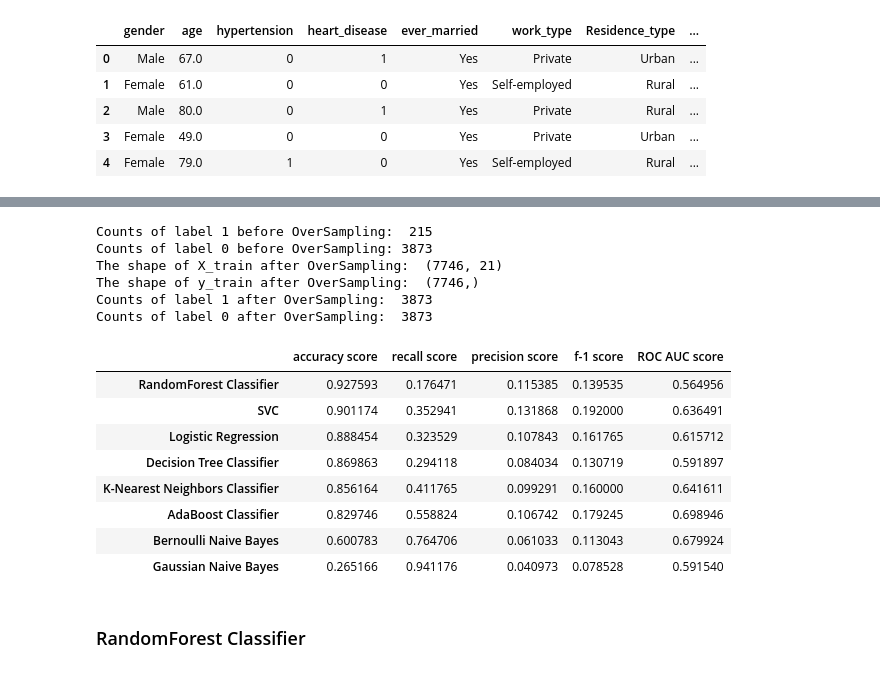
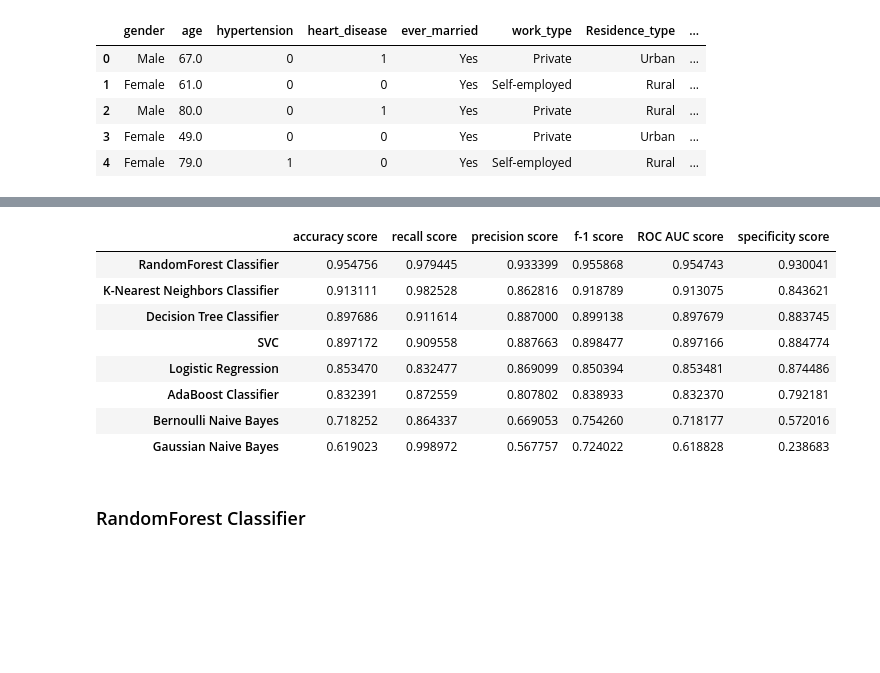
Before and after one commit to alekgralek/Stroke-EDA-and-classification, a Jupyter notebook: Stroke_analysis_prediction.ipynb, the cells around one changed output, grey strips where cells are left out. Drawn from its saved outputs; the diff is of its cells as text; code cells hidden in the pictures; blank space fills up the shorter version.

```diff
--- a/Stroke_analysis_prediction.ipynb
+++ b/Stroke_analysis_prediction.ipynb
@@ -72,0 +57,8 @@ data=data.drop(columns=['id'])
+# %%
+from sklearn.experimental import enable_iterative_imputer
+from sklearn.impute import IterativeImputer
+
+mice_imputer = IterativeImputer()
+
+data.iloc[:, [2,8,9]] = mice_imputer.fit_transform(data.iloc[:, [2,8,9]])
+data
@@ -102,0 +130,14 @@ data_copy.head()
+# %%
+from sklearn.neighbors import LocalOutlierFactor
+
+dc = data_copy.loc[:, ['avg_glucose_level','bmi']]
+clf = LocalOutlierFactor(n_neighbors=60)
+y_pred = clf.fit_predict(data_copy.loc[:, ['avg_glucose_level','bmi']])
+
+plt.scatter(dc['avg_glucose_level'], dc['bmi'], color='k', s=3.0, label='non-outlier')
+plt.scatter(dc[y_pred == -1]['avg_glucose_level'], dc[y_pred == -1]['bmi'], color='r', s=5.0, label='outlier')
+plt.legend(loc='lower right')
+
+plt.show()
+
+data_copy.loc[:, ['avg_glucose_level','bmi']] = dc[y_pred == 1]
@@ -218,14 +265,13 @@ data.head()
 | 3 | Female | 49.0 | 0 | 0 | Yes | Private | Urban | ... |
 | 4 | Female | 79.0 | 1 | 0 | Yes | Self-employed | Rural | ... |
 # %%
-X_cat = data[['gender', 'ever_married', 'work_type', 'Residence_type', 'smoking_status']]
-X_num = data.drop(['gender', 'ever_married', 'work_type', 'Residence_type', 'smoking_status', 'stroke'], axis = 1)
+X_cat = data[['gender', 'hypertension', 'heart_disease', 'ever_married', 'work_type', 'Residence_type', 'smoking_status']]
+X_num = data.drop(['gender', 'hypertension', 'heart_disease', 'ever_married', 'work_type', 'Residence_type', 'smoking_status', 'stroke'], axis = 1)
 
 X_cat = pd.get_dummies(X_cat)
 
 scaler = StandardScaler()
 X_scaled = scaler.fit_transform(X_num)
-
 X_scaled = pd.DataFrame(X_scaled, index = X_num.index, columns = X_num.columns)
 X = pd.concat([X_scaled, X_cat], axis = 1)
 
@@ -233,5 +287,8 @@ y = data['stroke']
 # %%
-X_train, X_test, y_train, y_test = train_test_split(X, y,test_size=0.2, random_state = 444)
+smote = SMOTE()
+X, y = smote.fit_resample(X, y)
+
+X_train, X_test, y_train, y_test = train_test_split(X, y,test_size=0.2, random_state = 444, stratify=y)
 # %%
 print("Shape of X_train: ", X_train.shape)
 print("Shape of X_test: ", X_test.shape)
@@ -245,22 +302,3 @@ Shape of y_test:  (1022,)
-# %%
-print('Counts of label 1 before OverSampling: ', sum(y_train==1))
-print('Counts of label 0 before OverSampling:', sum(y_train==0))
-
-sm = SMOTE()
-X_train_resampled, y_train_resampled = sm.fit_resample(X_train, y_train.ravel())
-
-print('The shape of X_train after OverSampling: ', X_train_resampled.shape)
-print('The shape of y_train after OverSampling: ', y_train_resampled.shape)
-
-print('Counts of label 1 after OverSampling: ', sum(y_train_resampled==1))
-print('Counts of label 0 after OverSampling: ', sum(y_train_resampled==0))
-# %% [output]
-Counts of label 1 before OverSampling:  215
-Counts of label 0 before OverSampling: 3873
-The shape of X_train after OverSampling:  (7746, 21)
-The shape of y_train after OverSampling:  (7746,)
-Counts of label 1 after OverSampling:  3873
-Counts of label 0 after OverSampling:  3873
 # %%
 names = ['Logistic Regression', 'RandomForest Classifier', 'K-Nearest Neighbors Classifier', 'AdaBoost Classifier', 'Decision Tree Classifier', 'Gaussian Naive Bayes','Bernoulli Naive Bayes', 'SVC']
 
@@ -268,43 +306,47 @@ models = [LogisticRegression(), RandomForestClassifier(), KNeighborsClassifier()
 
 results = pd.DataFrame(columns = ['accuracy score', 'recall score', 'precision score', 'f-1 score', 'ROC AUC score'], index = names)
 
 accuracy=[]
 recall=[]
 precision=[]
+specificity=[]
 roc_auc=[]
 f1=[]
 
 for model in models:
-    model.fit(X_train_resampled, y_train_resampled)
+    model.fit(X_train, y_train)
     y_pred = model.predict(X_test)
 
     score_a = accuracy_score(y_test, y_pred)
     score_rec = recall_score(y_test, y_pred)
     score_p = precision_score(y_test, y_pred)
+    score_s = specificity_score(y_test, y_pred)
     score_roc = roc_auc_score(y_test, y_pred)
-    score_f1=f1_score(y_test, y_pred)
+    score_f1 = f1_score(y_test, y_pred)
 
     accuracy.append(score_a)
     recall.append(score_rec)
     precision.append(score_p)
+    specificity.append(score_s)
     roc_auc.append(score_roc)
     f1.append(score_f1)
 
 results['accuracy score'] = accuracy
 results['recall score'] = recall
+results['specificity score'] = specificity
 results['precision score'] = precision
 results['f-1 score'] = f1
 results['ROC AUC score'] = roc_auc
 results.sort_values(by = 'accuracy score', ascending = False)
 # %% [output]
-|  | accuracy score | recall score | precision score | f-1 score | ROC AUC score |
-| RandomForest Classifier | 0.927593 | 0.176471 | 0.115385 | 0.139535 | 0.564956 |
-| SVC | 0.901174 | 0.352941 | 0.131868 | 0.192000 | 0.636491 |
-| Logistic Regression | 0.888454 | 0.323529 | 0.107843 | 0.161765 | 0.615712 |
-| Decision Tree Classifier | 0.869863 | 0.294118 | 0.084034 | 0.130719 | 0.591897 |
-| K-Nearest Neighbors Classifier | 0.856164 | 0.411765 | 0.099291 | 0.160000 | 0.641611 |
-| AdaBoost Classifier | 0.829746 | 0.558824 | 0.106742 | 0.179245 | 0.698946 |
-| Bernoulli Naive Bayes | 0.600783 | 0.764706 | 0.061033 | 0.113043 | 0.679924 |
-| Gaussian Naive Bayes | 0.265166 | 0.941176 | 0.040973 | 0.078528 | 0.591540 |
+|  | accuracy score | recall score | precision score | f-1 score | ROC AUC score | specificity score |
+| RandomForest Classifier | 0.954756 | 0.979445 | 0.933399 | 0.955868 | 0.954743 | 0.930041 |
+| K-Nearest Neighbors Classifier | 0.913111 | 0.982528 | 0.862816 | 0.918789 | 0.913075 | 0.843621 |
+| Decision Tree Classifier | 0.897686 | 0.911614 | 0.887000 | 0.899138 | 0.897679 | 0.883745 |
+| SVC | 0.897172 | 0.909558 | 0.887663 | 0.898477 | 0.897166 | 0.884774 |
+| Logistic Regression | 0.853470 | 0.832477 | 0.869099 | 0.850394 | 0.853481 | 0.874486 |
+| AdaBoost Classifier | 0.832391 | 0.872559 | 0.807802 | 0.838933 | 0.832370 | 0.792181 |
+| Bernoulli Naive Bayes | 0.718252 | 0.864337 | 0.669053 | 0.754260 | 0.718177 | 0.572016 |
+| Gaussian Naive Bayes | 0.619023 | 0.998972 | 0.567757 | 0.724022 | 0.618828 | 0.238683 |
 # %% [markdown]
 ### RandomForest Classifier
```
Also changed, not shown: parts of 44 cells of this notebook.
